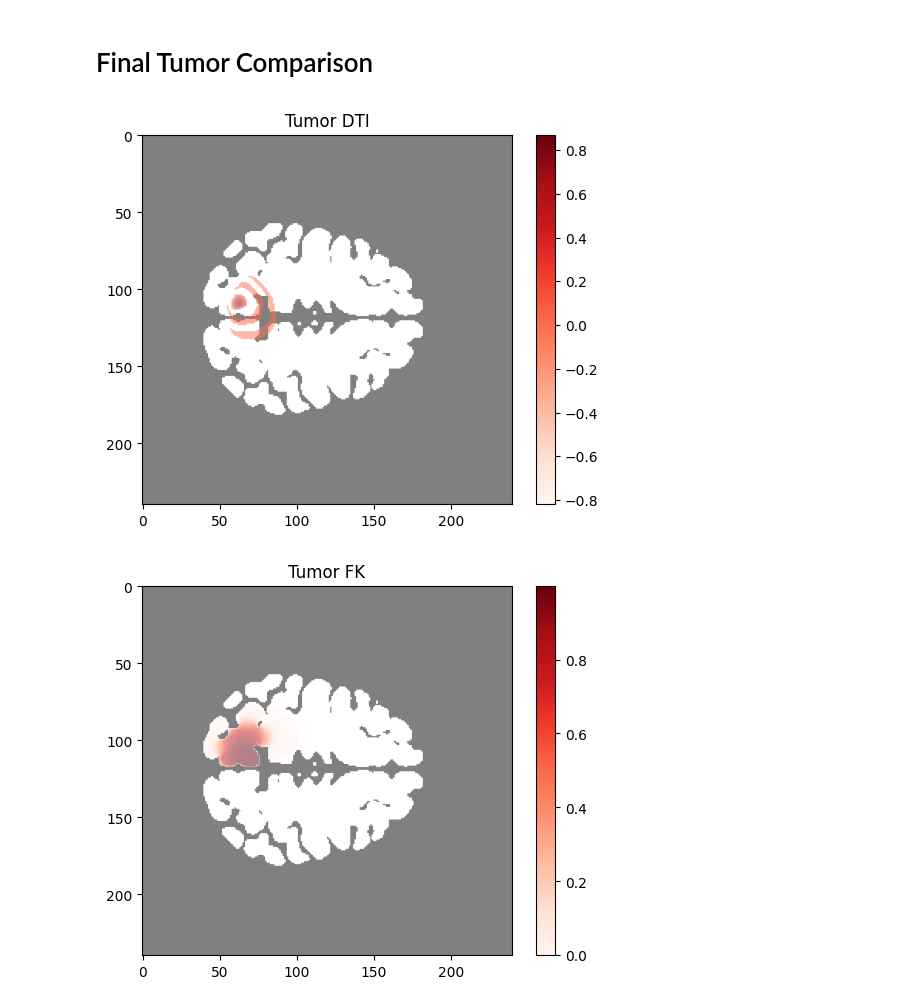
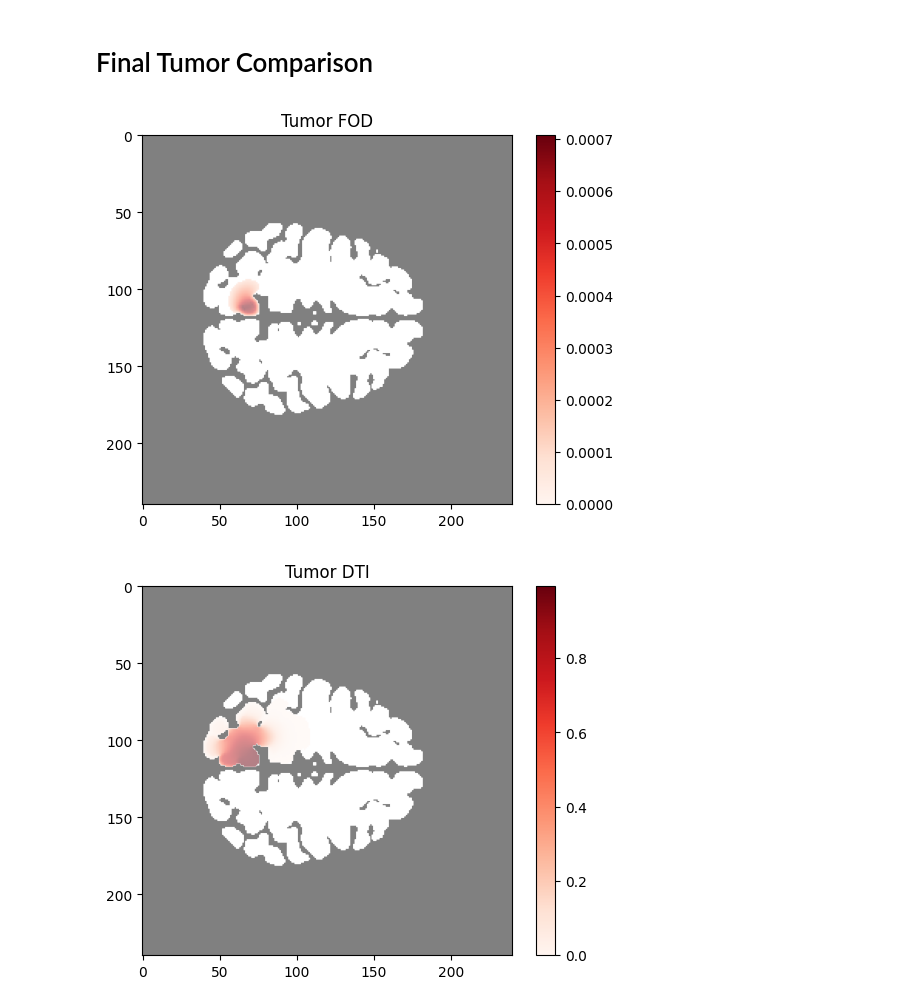
Before and after one commit to azhylka/TumorGrowthToolkit, a Jupyter notebook: FK_FOD_example.ipynb, the cells around one changed output. Drawn from its saved outputs; the diff is of its cells as text; code cells hidden in the pictures.

```diff
--- a/FK_FOD_example.ipynb
+++ b/FK_FOD_example.ipynb
@@ -94,7 +98,7 @@ This might take a few minutes depending on the settings.
 # Run the DTI_FK_solver and plot the results
 start_time = time.time()
 fK_FOD_Solver = FK_FOD_Solver(parameters)
-result = fK_FOD_Solver.solve(doPlot=False)
+result = fK_FOD_Solver.solve(doPlot=True)
 end_time = time.time()  # Store the end time
 execution_time = int(end_time - start_time)  # Calculate the difference
 
@@ -107,6 +111,6 @@ else:
 plt.imshow(tissue[:,:,z]>0,alpha=0.5*(tissue[:,:,z]==0), cmap='gray')
 plt.imshow(result['final_state'][:,:,z], alpha=0.5*(result['final_state'][:,:,z]>0.001), cmap = "Reds")
 plt.colorbar()
-plt.title('Tumor DTI')
+plt.title('Tumor FOD')
 plt.show()
 # %% [output]
@@ -119,27 +124,47 @@ Simulation successful!
 # %% [markdown]
 ## Compare to the FK model
 # %%
+import TumorGrowthToolkit.FK_DTI.tools as tools
+
 gm = tissue == 2
 wm = tissue == 3
 gm[CSFMask] = 0
 wm[CSFMask] = 0
-parametersFK = {
+init_scale = 0.1
+resolution_factor = 1# 0.6#1
+stoppingVolume =  15000
+x = 0.47
+y = 0.30
+z = 0.7
+
+tensorPath = "./dataset/FSL_HCP1065_tensor_1mm_space-HPC-AntsIndexSpace_SRI.nii.gz"
+
+
+#create a 3x3 tensor for each voxel
+tissueTensor = tools.get_tensor_from_lower6(nib.load(tensorPath).get_fdata()[:,:,:,0,:])
+
+parameters = {
     'Dw': dw,          # maximum diffusion coefficient
     'rho': rho,        # Proliferation rate
-    'gm' : gm,
-    'wm' : wm,
-    'NxT1_pct': parameters["NxT1_pct"],    # tumor position [%]
-    'NyT1_pct': parameters["NyT1_pct"],
-    'NzT1_pct': parameters["NzT1_pct"],
+    'diffusionTensors':tissueTensor, # diffusion tissue map as shown above
+    'diffusionTensorExponent': 1, # exponent for the diffusion tensor, 1.0 for linear relationship
+    'diffusionEllipsoidScaling':1,#21.713178343886213,
+    'NxT1_pct': x,    # tumor position [%]
+    'NyT1_pct': y,
+    'NzT1_pct': z,
     'init_scale': init_scale, #scale of the initial gaussian
     'resolution_factor': resolution_factor, #resultion scaling for calculations
     'verbose': True, #printing timesteps
     'time_series_solution_Nt': 64, # number of timesteps in the output
     'stopping_volume': stoppingVolume,
     'stopping_time': 1000,
+    'wm': tissue == 3,
+    'gm': tissue == 2,
+    'use_homogen_gm': True,
 }
 
 
-fkSolver = FK_Solver(parametersFK)
+
+fkSolver = FK_DTI_Solver(parameters)
 resultFK = fkSolver.solve()
 # %% [output]
@@ -147,18 +178,21 @@ Number of simulation timesteps: 8100
 # %% [markdown]
 # Final Tumor Comparison
 # %%
+x = int(tissue.shape[0]*parameters["NxT1_pct"])
+y = int(tissue.shape[1]*parameters["NyT1_pct"])
+z = int(tissue.shape[2]*parameters["NzT1_pct"])
 
 plt.imshow(tissue[:,:,z]>0,alpha=0.5*(tissue[:,:,z]==0), cmap='gray')
 plt.imshow(result['final_state'][:,:,z], alpha=0.5*(result['final_state'][:,:,z]>0.0001), cmap = "Reds")
 plt.colorbar()
-plt.title('Tumor DTI')
+plt.title('Tumor FOD')
 plt.show()
 plt.imshow(tissue[:,:,z]>0,alpha=0.5*(tissue[:,:,z]==0), cmap='gray')
 plt.imshow(resultFK['final_state'][:,:,z], alpha=0.5*(resultFK['final_state'][:,:,z]>0.0001), cmap = "Reds")
 
-plt.title('Tumor FK')
+plt.title('Tumor DTI')
 plt.colorbar()
 plt.show()
 # %% [output]
-[figure, old version]
+[figure, new version]
-[figure, old version]
+[figure, new version]
```
Also changed, not shown: parts of 5 cells of this notebook, 4 other files.
